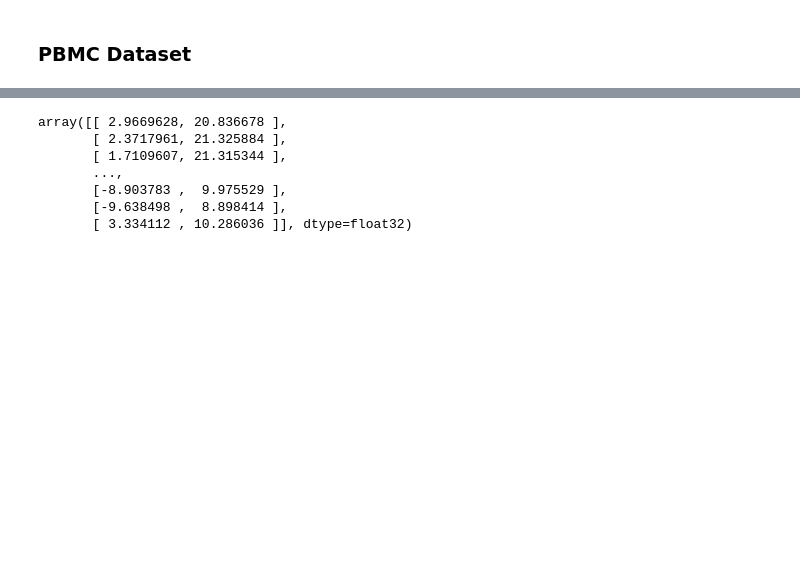
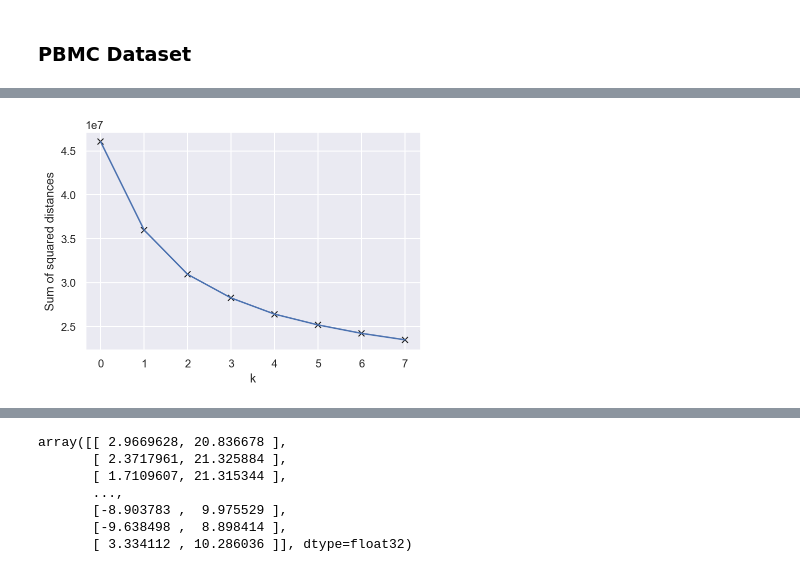
Before and after one commit to datascience-mobi/project-04-group-04, a Jupyter notebook: Analysis sheet.ipynb, the cells around one changed output, grey strips where cells are left out. Drawn from its saved outputs; the diff is of its cells as text; code cells hidden in the pictures; blank space fills up the shorter version.

```diff
--- a/Analysis sheet.ipynb
+++ b/Analysis sheet.ipynb
@@ -730,0 +732,5 @@ data.process()[0]
+# %%
+df_pbmc_processed = data.process()
+# %%
+ar_data = df_pbmc_processed[1]
+columns = df_pbmc_processed[2]
@@ -730,0 +751,2 @@ data.process()[0]
+# %%
+ar_data = ar_data[ar_data.columns[ar_data.columns.str.startswith("MT-") == False]]
@@ -730,0 +757,2 @@ data.process()[0]
+# %%
+ ar_data = ar_data.T[ar_data.astype(bool).sum(axis=0) >= 200].T
@@ -730,0 +778,4 @@ data.process()[0]
+# %%
+u.elbow_plot(np.array(ar_data), 8)
+# %% [output]
+[figure, added]
```
Also changed, not shown: parts of 47 cells of this notebook.
